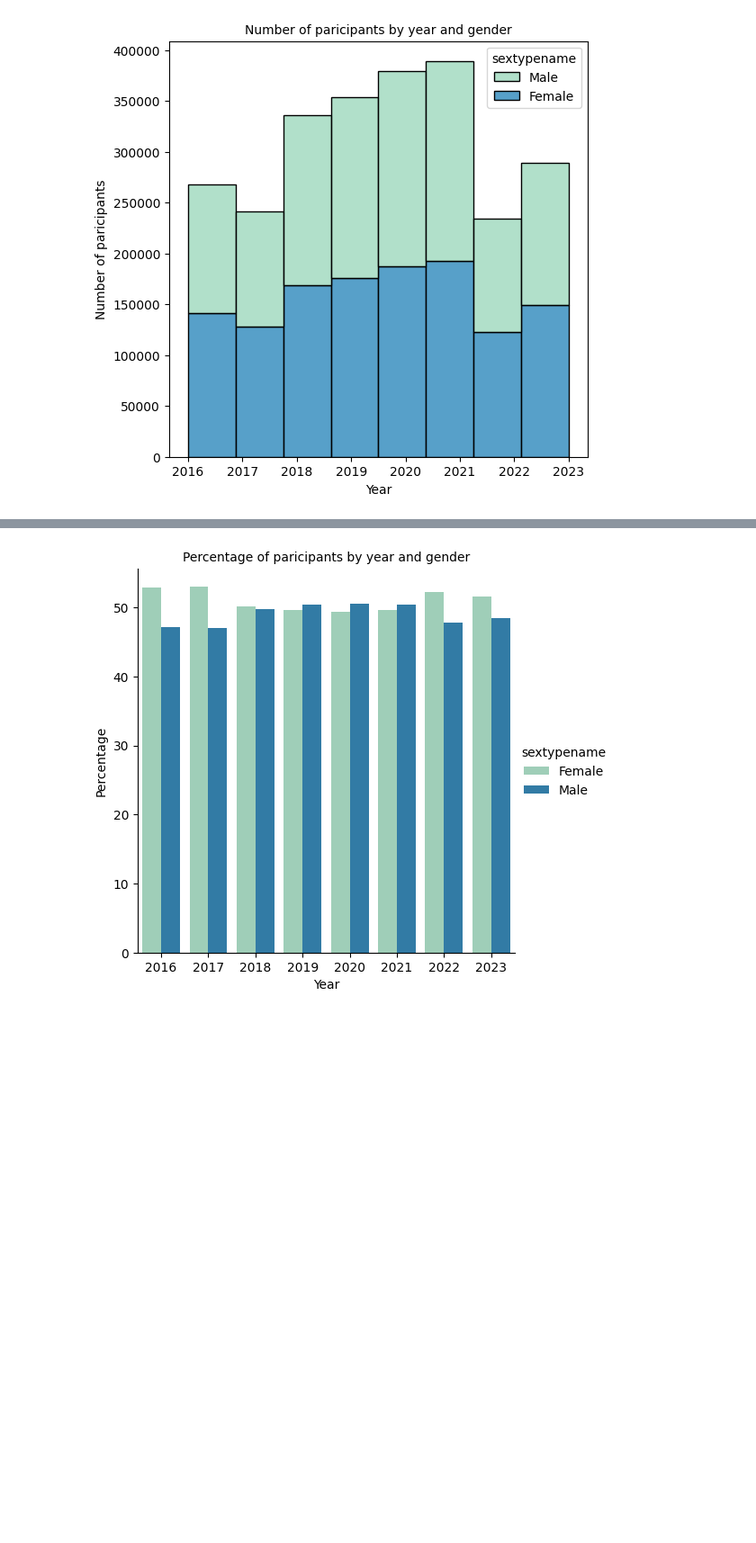
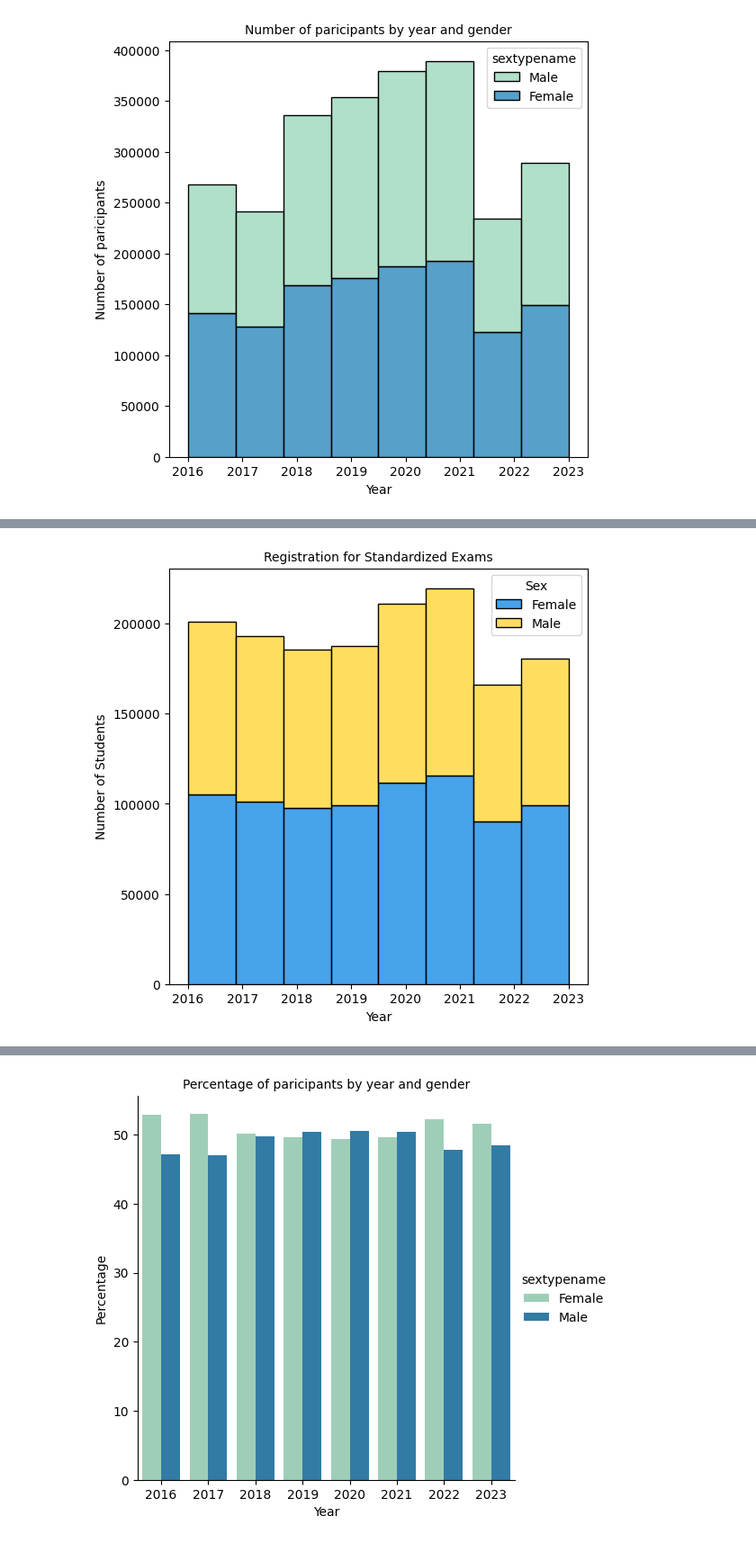
Before and after one commit to DataResponsibly/ZNO-Dataset, a Jupyter notebook: notebooks/analyses/urban_rural_research.ipynb, the cells around one changed output, grey strips where cells are left out. Shown at 90% size. Saved outputs shown, nothing was run; the diff lists cells and outputs as text; code cells hidden in the pictures; blank space fills up the shorter version.

```diff
--- a/notebooks/analyses/urban_rural_research.ipynb
+++ b/notebooks/analyses/urban_rural_research.ipynb
@@ -273,0 +402,18 @@ plt.show()
+# %%
+# set size of plot
+
+plt.figure(figsize=(6, 6))
+sns.set_palette(['#ffd32a','#0984e3'])
+# viz as stack plot
+sns.histplot(data=df_students_graduated, x='year', hue='sextypename', multiple='stack', shrink=1, bins=8, legend= False)
+
+plt.title('Registration for Standardized Exams', fontsize=10)
+plt.xlabel('Year', fontsize=10)
+plt.ylabel('Number of Students', fontsize=10)
+plt.xticks(fontsize=10)
+plt.yticks(fontsize=10)
+plt.legend(title='Sex', loc='upper right', labels=['Female', 'Male'])
+# TODO change the name sextypename in legend as sex
+plt.show()
+# %% [output]
+[figure, added]
```
Also changed, not shown: parts of 111 cells of this notebook.
